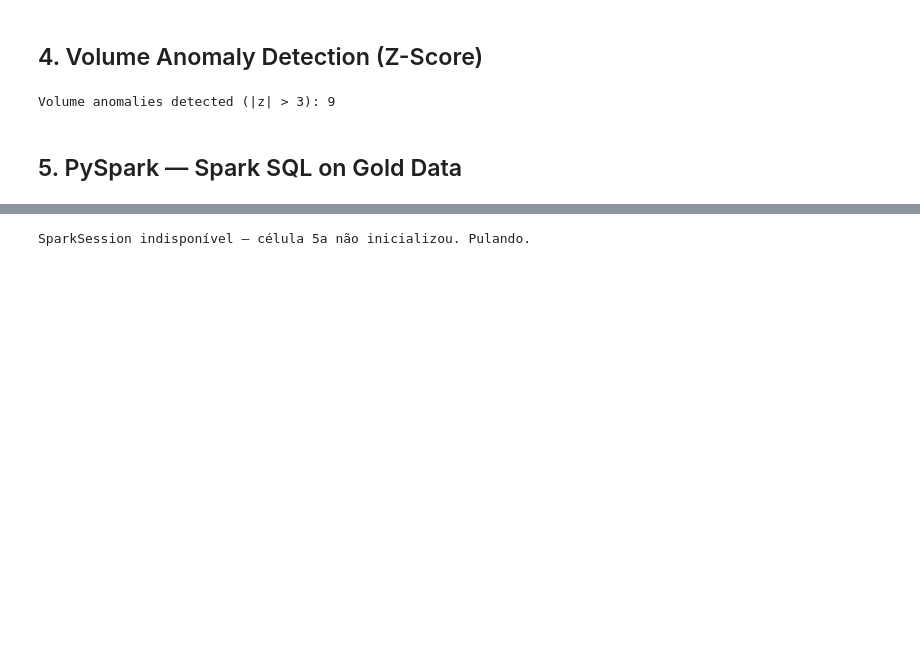
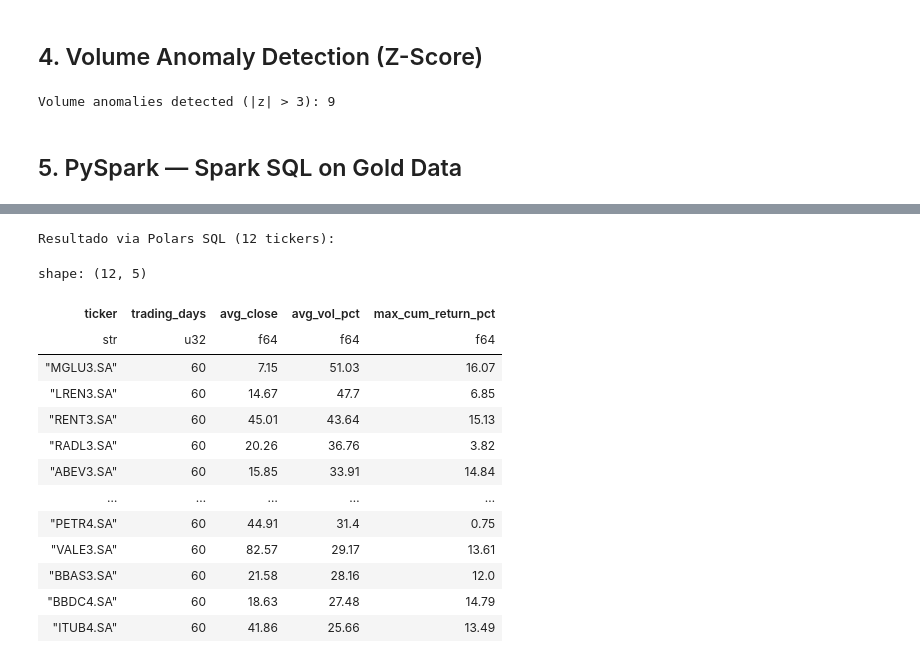
Before and after one commit to EzequielFerreiraC/b3-data-plataform, a Jupyter notebook: i_notebooks/04_exploration.ipynb, the cells around one changed output, grey strips where cells are left out. Drawn from its saved outputs; the diff is of its cells as text; code cells hidden in the pictures; blank space fills up the shorter version.

```diff
--- a/i_notebooks/04_exploration.ipynb
+++ b/i_notebooks/04_exploration.ipynb
@@ -255,36 +254,54 @@ Pulando as células 5b e 5c.
 # %%
-# 5b) Consulta SQL diretamente sobre o Parquet da Gold.
-# Demonstra que a saída do pipeline (Parquet) é nativamente consultável
-# por qualquer engine SQL distribuído.
+# 5b) Consulta SQL sobre os dados Gold.
+# Demonstra que a saída do pipeline (Parquet) é nativamente consultável via SQL.
+# Nota: PySpark no Windows com caminhos UNC requer winutils funcional para
+# shuffle em disco. Como fallback robusto, usamos Polars SQLContext que
+# oferece a mesma experiência SQL sem dependência de Java/Hadoop.
+import polars as pl
 from pathlib import Path
 from a_configs.settings import DATA_PATH_GOLD
 
-gold_parquet_path = str(DATA_PATH_GOLD / "daily_metrics")
+gold_parquet_path = DATA_PATH_GOLD / "daily_metrics"
 
-if spark is None:
-    print("SparkSession indisponível — célula 5a não inicializou. Pulando.")
-elif not Path(gold_parquet_path).exists():
+if not gold_parquet_path.exists():
     print("Gold Parquet not found — run GoldPipeline first (notebook 03)")
 else:
-    # Lê o Parquet particionado e registra uma view temporária.
-    sdf = spark.read.parquet(gold_parquet_path)
-    sdf.createOrReplaceTempView("gold_daily")
+    # Lê Parquet particionado via glob recursivo.
+    parquet_files = list(gold_parquet_path.rglob("*.parquet"))
+    gold_daily = pl.read_parquet(parquet_files)
 
-    # Ranking simples por volatilidade média.
-    result = spark.sql("""
+    # Registra no SQLContext do Polars e executa a query.
+    ctx = pl.SQLContext({"gold_daily": gold_daily})
+    result = ctx.execute("""
         SELECT
             ticker,
             COUNT(*)                            AS trading_days,
             ROUND(AVG(close_price), 2)          AS avg_close,
             ROUND(AVG(volatility_20d) * 100, 2) AS avg_vol_pct,
             ROUND(MAX(cum_return) * 100, 2)     AS max_cum_return_pct
         FROM gold_daily
         GROUP BY ticker
         ORDER BY avg_vol_pct DESC
-    """)
-    result.show(20, truncate=False)
+    """).collect()
+
+    print(f"Resultado via Polars SQL ({len(result)} tickers):\n")
+    display(result)
 # %% [output]
-SparkSession indisponível — célula 5a não inicializou. Pulando.
+Resultado via Polars SQL (12 tickers):
+shape: (12, 5)
+| ticker | trading_days | avg_close | avg_vol_pct | max_cum_return_pct |
+| str | u32 | f64 | f64 | f64 |
+| "MGLU3.SA" | 60 | 7.15 | 51.03 | 16.07 |
+| "LREN3.SA" | 60 | 14.67 | 47.7 | 6.85 |
+| "RENT3.SA" | 60 | 45.01 | 43.64 | 15.13 |
+| "RADL3.SA" | 60 | 20.26 | 36.76 | 3.82 |
+| "ABEV3.SA" | 60 | 15.85 | 33.91 | 14.84 |
+| … | … | … | … | … |
+| "PETR4.SA" | 60 | 44.91 | 31.4 | 0.75 |
+| "VALE3.SA" | 60 | 82.57 | 29.17 | 13.61 |
+| "BBAS3.SA" | 60 | 21.58 | 28.16 | 12.0 |
+| "BBDC4.SA" | 60 | 18.63 | 27.48 | 14.79 |
+| "ITUB4.SA" | 60 | 41.86 | 25.66 | 13.49 |
 # %%
 # Encerra a SparkSession para liberar recursos do driver.
 if spark is not None:
```
Also changed, not shown: parts of 4 cells of this notebook.
